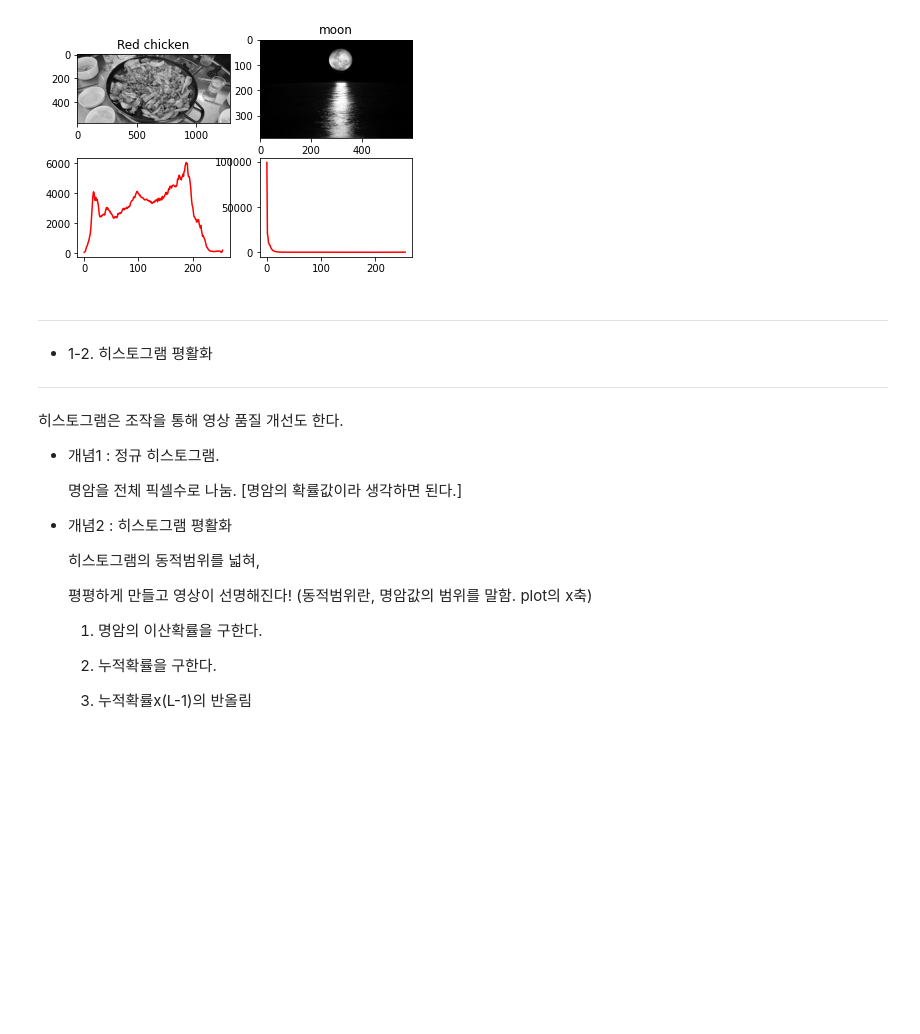
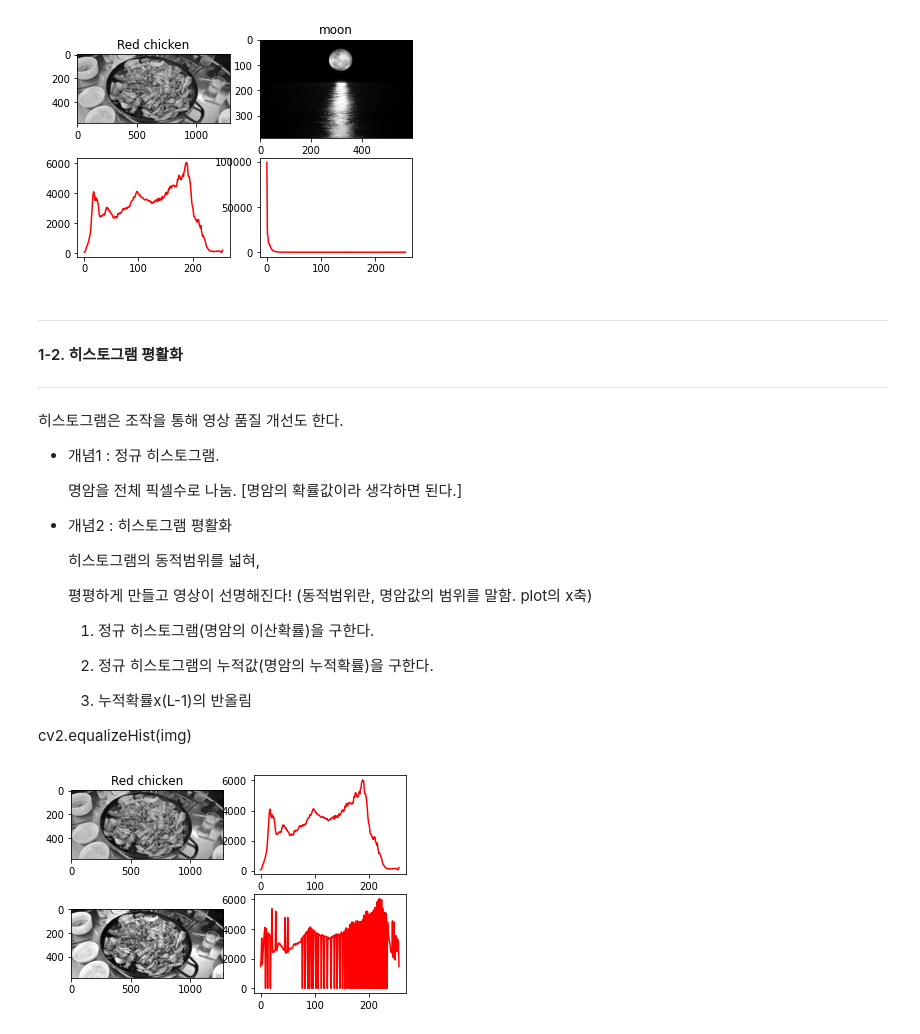
Before and after one commit to bub3690/medical_lab_semina, a Jupyter notebook: semina1.ipynb, the cells around one changed output. Saved outputs shown, nothing was run; the diff lists cells and outputs as text; code cells hidden in the pictures; blank space fills up the shorter version.

```diff
--- a/semina1.ipynb
+++ b/semina1.ipynb
@@ -46,8 +134,9 @@ plt.show()
 # %% [output]
 [figure]
 # %% [markdown]
----
-- 1-2. 히스토그램 평활화
+*****
+
+####  1-2. 히스토그램 평활화
 ---
 
 히스토그램은 조작을 통해 영상 품질 개선도 한다.
@@ -66,11 +155,38 @@ plt.show()
     평평하게 만들고 영상이 선명해진다!
     (동적범위란, 명암값의 범위를 말함. plot의 x축)
 
-    1) 명암의 이산확률을 구한다.
+    1) 정규 히스토그램(명암의 이산확률)을 구한다.
 
-    2) 누적확률을 구한다.
+    2) 정규 히스토그램의 누적값(명암의 누적확률)을 구한다.
 
     3) 누적확률x(L-1)의 반올림
+
+cv2.equalizeHist(img)
 # %%
 #ex) 히스토그램 평활화
+#numpy를 이용한 방법.
+import cv2
+import numpy as np
+from matplotlib import pyplot as plt
+
+img1 = cv2.imread('./data/redchicken.jpg',0)# flag 값으로 0을 붙이면 명암 영상.
+
+hist=cv2.calcHist([img1],[0],None,[256],[0,256])
+
+equalize = cv2.equalizeHist(img1) # opencv의 히스토그램 평활화 함수. grayscale인 경우만 가능하다.
+equalize_hist = cv2.calcHist([equalize],[0],None,[256],[0,256])
+
+
+plt.subplot(221),plt.imshow(img1,'gray'),plt.title('Red chicken')
+plt.subplot(222),plt.plot(hist,color='r')
+
+plt.subplot(223),plt.imshow(equalize,'gray')
+plt.subplot(224),plt.plot(equalize_hist,color='r')
+
+plt.show()
+
+#결과. 닭고기와 술잔의 경계가 좀더 밝아졌다.
+#왜  히스토그램이 평탄화 안되나?
+# %% [output]
+[figure, added]
 # %% [markdown]
```
Also changed, not shown: parts of 28 cells of this notebook.
